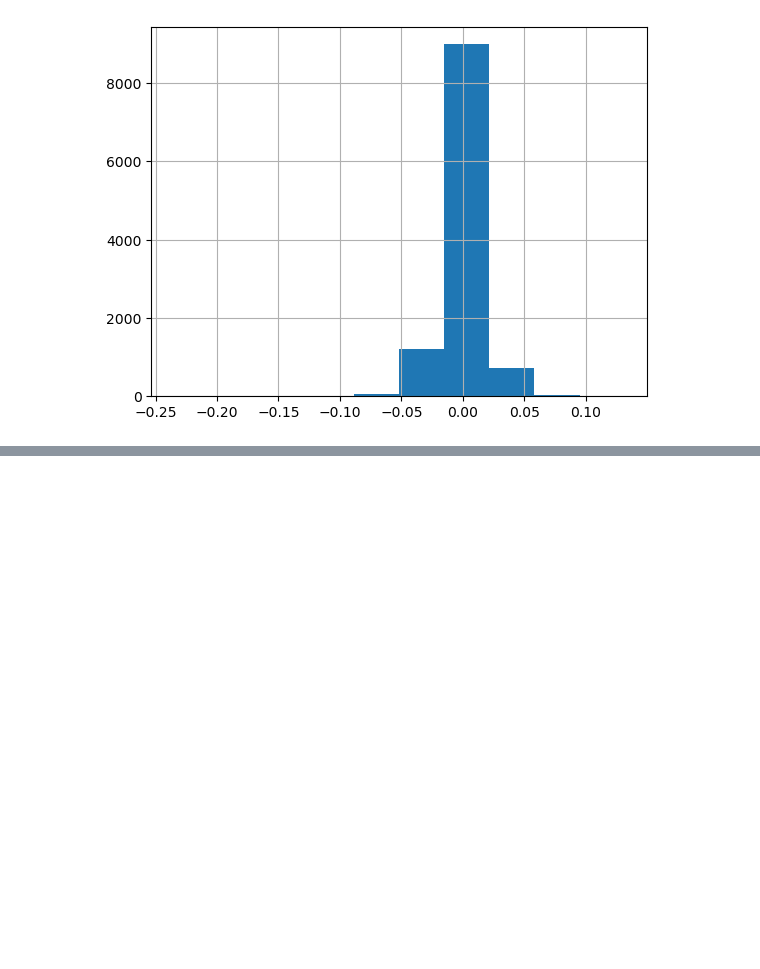
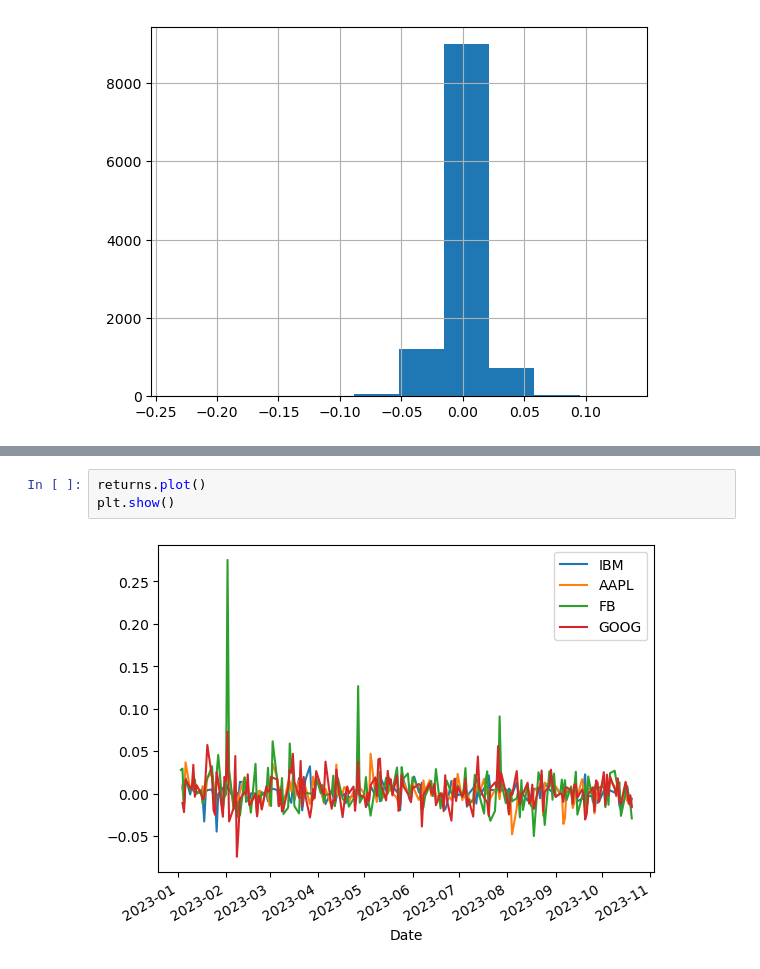
Before and after one commit to hanyu2010wendy/Big-Data, a Jupyter notebook: Stock-data/Stock-data.ipynb, the cells around one changed output, grey strips where cells are left out. Saved outputs shown, nothing was run; the diff lists cells and outputs as text; blank space fills up the shorter version.

```diff
--- a/Stock-data/Stock-data.ipynb
+++ b/Stock-data/Stock-data.ipynb
@@ -85,0 +128,5 @@ plt.show()
+# %%
+returns.plot()
+plt.show()
+# %% [output]
+[figure, added]
```
Also changed, not shown: parts of 13 cells of this notebook.
